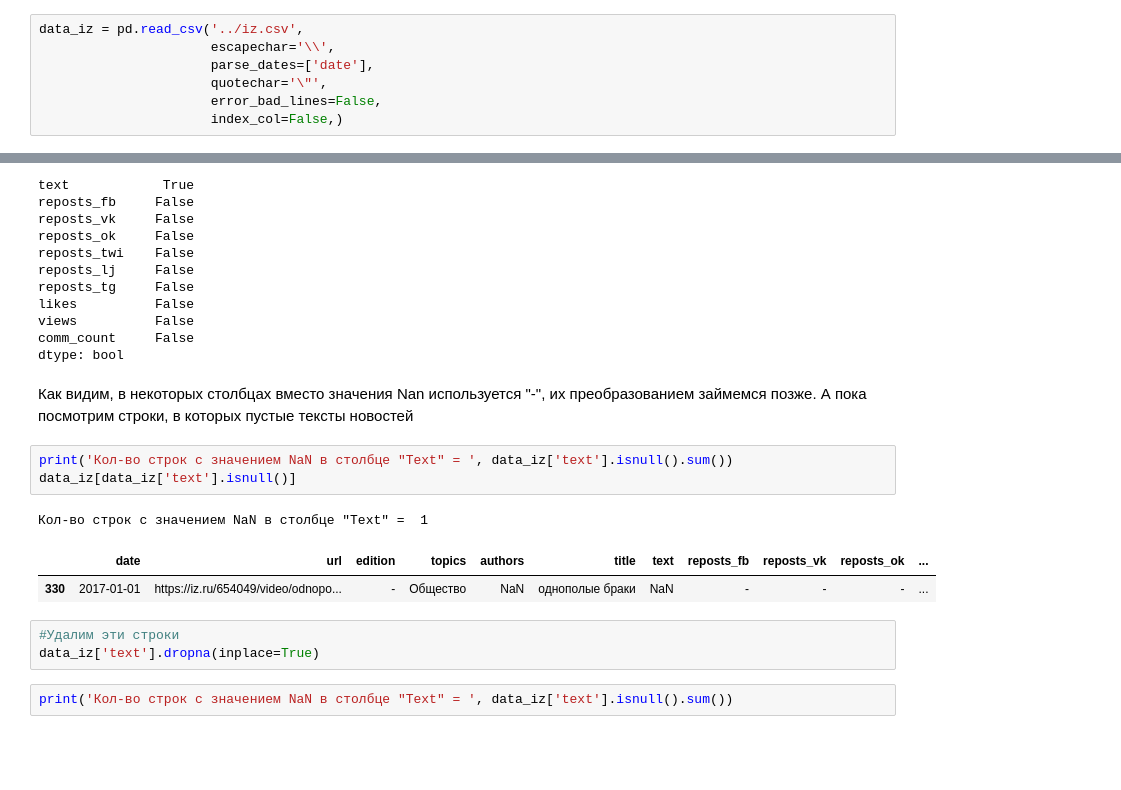
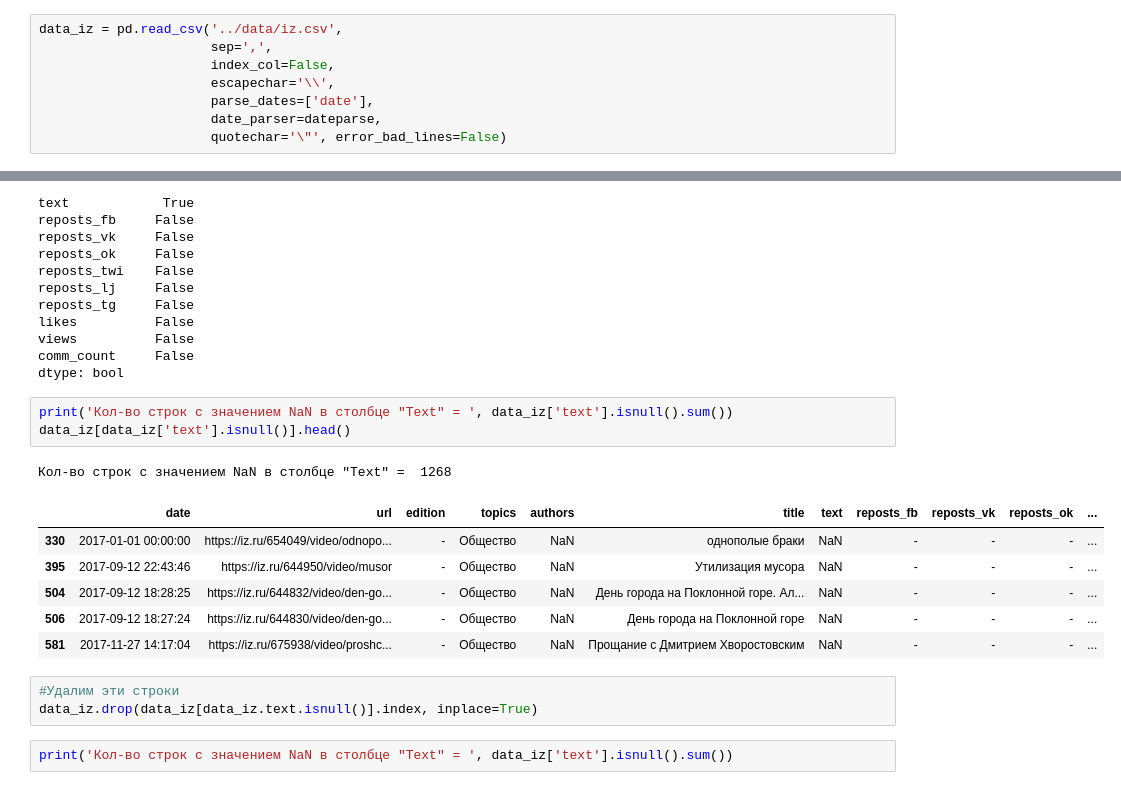
Before and after one commit to vetedde/proj_news_viz, a Jupyter notebook: analysis/news_source_analysis_iz.ipynb, the cells around one changed output, grey strips where cells are left out. Cells and saved outputs as stored; diff of their text form; blank space fills up the shorter version.

```diff
--- a/analysis/news_source_analysis_iz.ipynb
+++ b/analysis/news_source_analysis_iz.ipynb
@@ -21,10 +19,11 @@ from string import punctuation
 # %%
 dateparse = lambda x: pd.datetime.strptime(x, "%Y-%m-%d %H:%M:%S")
 # %%
-data_iz = pd.read_csv('../iz.csv',
+data_iz = pd.read_csv('../data/iz.csv',
+                      sep=',',
+                      index_col=False,
                       escapechar='\\',
                       parse_dates=['date'],
-                      quotechar='\"',
-                      error_bad_lines=False,
-                      index_col=False,)
+                      date_parser=dateparse,
+                      quotechar='\"', error_bad_lines=False)
 # %% [output]
@@ -92,18 +84,20 @@ likes          False
 views          False
 comm_count     False
 dtype: bool
-# %% [markdown]
-Как видим, в некоторых столбцах вместо значения Nan используется "-", их преобразованием займемся позже. А пока посмотрим строки, в которых пустые тексты новостей
 # %%
 print('Кол-во строк с значением NaN в столбце "Text" = ', data_iz['text'].isnull().sum())
-data_iz[data_iz['text'].isnull()]
+data_iz[data_iz['text'].isnull()].head()
 # %% [output]
-Кол-во строк с значением NaN в столбце "Text" =  1
+Кол-во строк с значением NaN в столбце "Text" =  1268
 |  | date | url | edition | topics | authors | title | text | reposts_fb | reposts_vk | reposts_ok | ... |
-| 330 | 2017-01-01 | https://iz.ru/654049/video/odnopo... | - | Общество | NaN | однополые браки | NaN | - | - | - | ... |
+| 330 | 2017-01-01 00:00:00 | https://iz.ru/654049/video/odnopo... | - | Общество | NaN | однополые браки | NaN | - | - | - | ... |
+| 395 | 2017-09-12 22:43:46 | https://iz.ru/644950/video/musor | - | Общество | NaN | Утилизация мусора | NaN | - | - | - | ... |
+| 504 | 2017-09-12 18:28:25 | https://iz.ru/644832/video/den-go... | - | Общество | NaN | День города на Поклонной горе. Ал... | NaN | - | - | - | ... |
+| 506 | 2017-09-12 18:27:24 | https://iz.ru/644830/video/den-go... | - | Общество | NaN | День города на Поклонной горе | NaN | - | - | - | ... |
+| 581 | 2017-11-27 14:17:04 | https://iz.ru/675938/video/proshc... | - | Общество | NaN | Прощание с Дмитрием Хворостовским | NaN | - | - | - | ... |
 # %%
 #Удалим эти строки
-data_iz['text'].dropna(inplace=True)
+data_iz.drop(data_iz[data_iz.text.isnull()].index, inplace=True)
 # %%
 print('Кол-во строк с значением NaN в столбце "Text" = ', data_iz['text'].isnull().sum())
 # %% [output]
```
Also changed, not shown: parts of 61 cells of this notebook, 1 other file.
